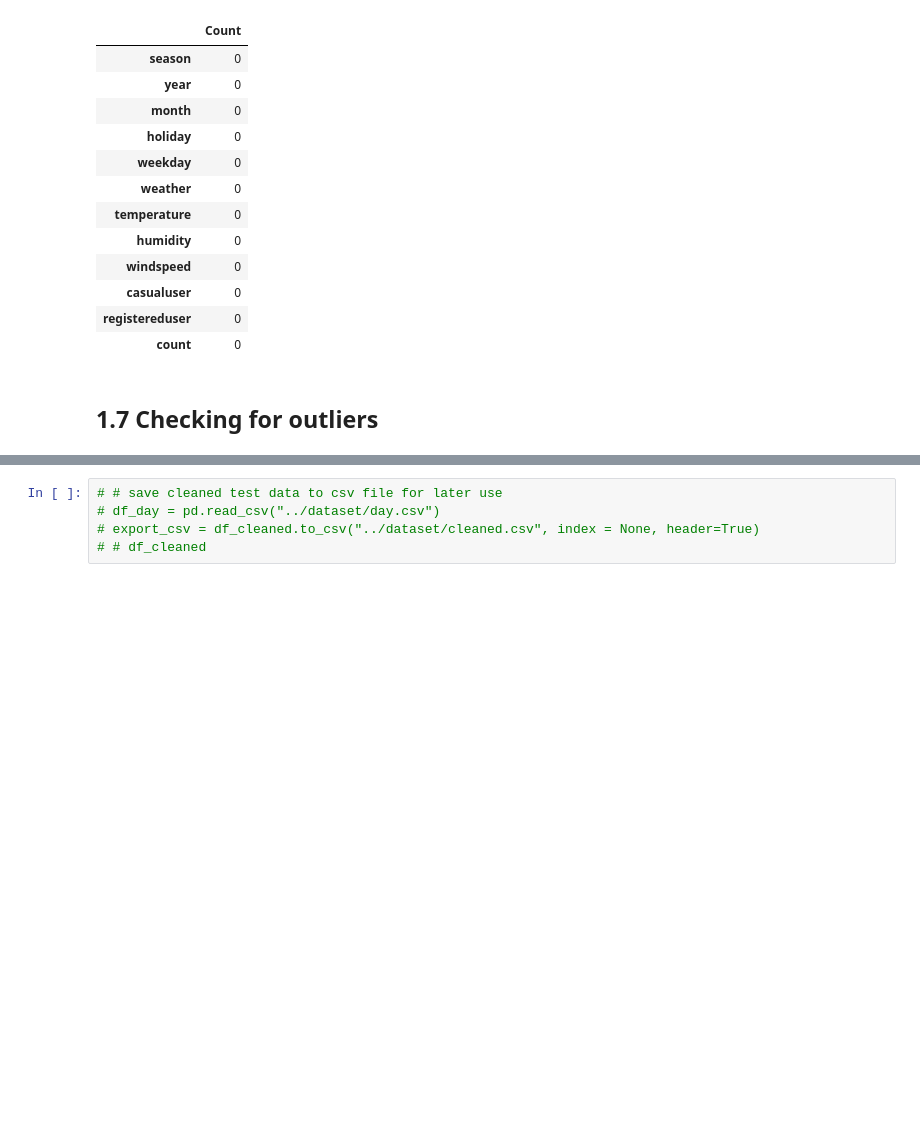
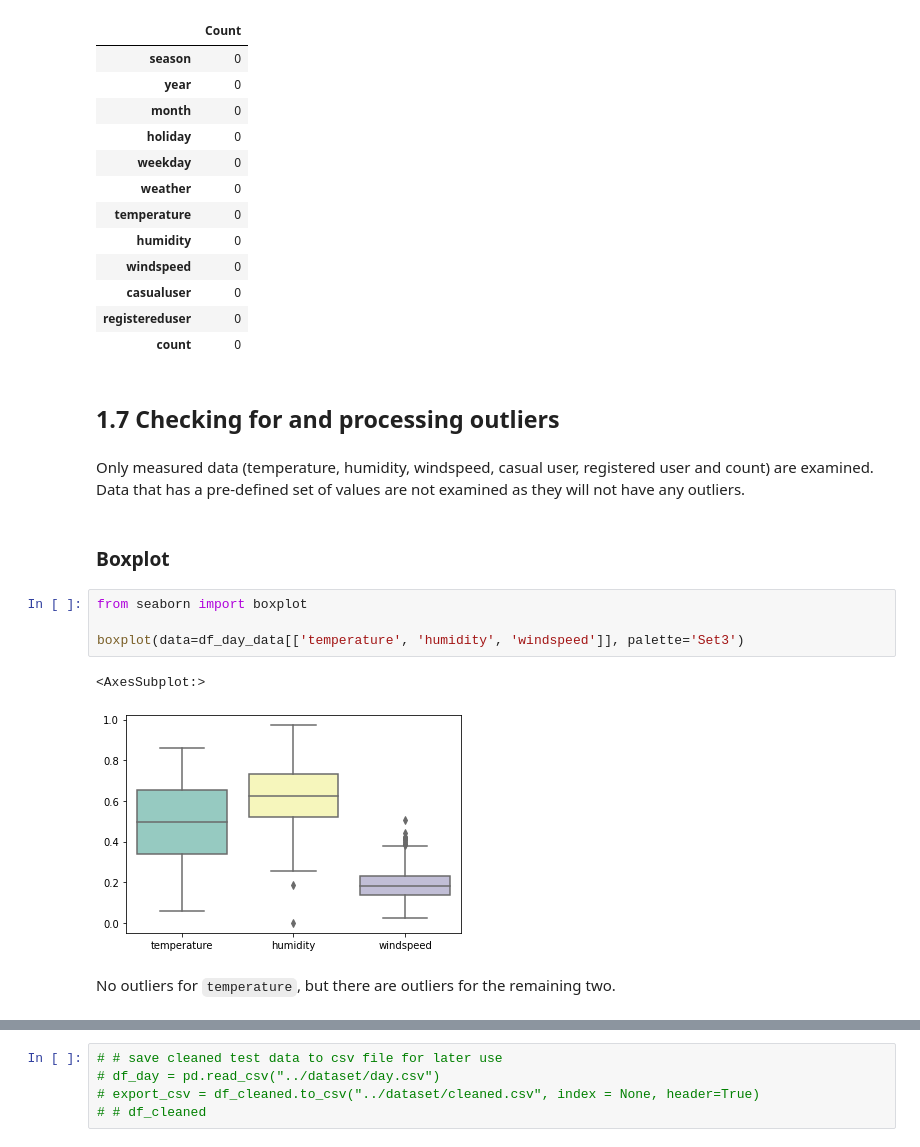
Before and after one commit to lianaling/bike-rental-forecast, a Jupyter notebook: notebooks/1.0 data-preprocessing.ipynb, the cells around one changed output, grey strips where cells are left out. Cells and saved outputs as stored; diff of their text form; blank space fills up the shorter version.

Commit message:
Cleaned outliers

```diff
--- a/notebooks/1.0 data-preprocessing.ipynb
+++ b/notebooks/1.0 data-preprocessing.ipynb
@@ -116,4 +116,17 @@ pd.DataFrame(df_day_data.isnull().sum(), columns=["Count"])
 | registereduser | 0 |
 | count | 0 |
 # %% [markdown]
-## 1.7 Checking for outliers
+## 1.7 Checking for and processing outliers
+# %% [markdown]
+Only measured data (temperature, humidity, windspeed, casual user, registered user and count) are examined. Data that has a pre-defined set of values are not examined as they will not have any outliers.
+# %% [markdown]
+### Boxplot
+# %%
+from seaborn import boxplot
+
+boxplot(data=df_day_data[['temperature', 'humidity', 'windspeed']], palette='Set3')
+# %% [output]
+<AxesSubplot:>
+[figure, added]
+# %% [markdown]
+No outliers for `temperature`, but there are outliers for the remaining two.
```
Also changed, not shown: parts of 16 cells of this notebook, 2 other files.
